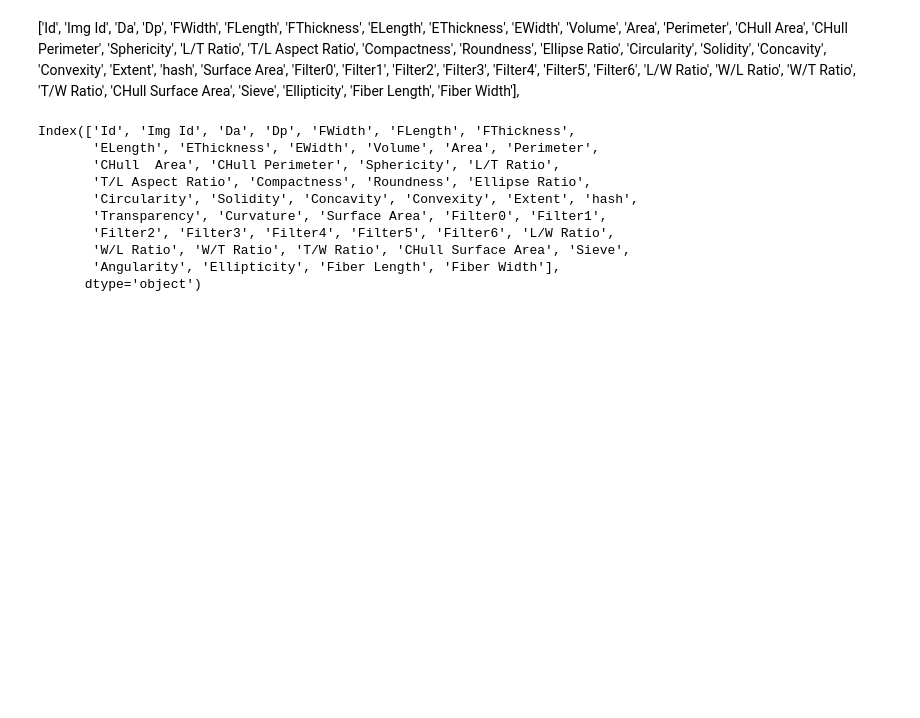
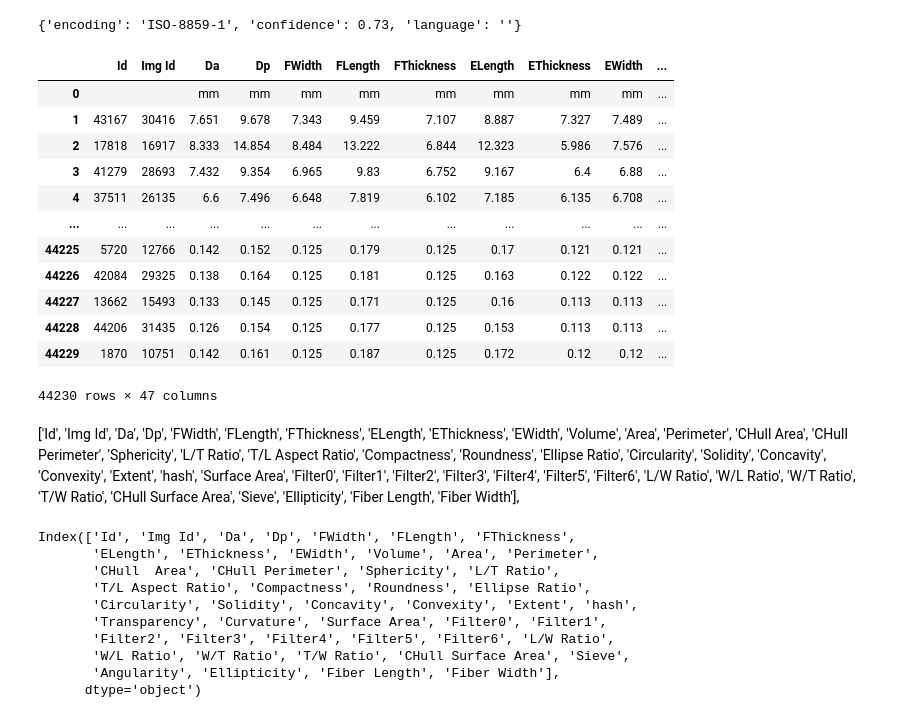
Before and after one commit to Applied-Machine-Learning-2022/microdebitage-ml-project, a Jupyter notebook: KNeighborsClassifier copy.ipynb, the cells around one changed output. Drawn from its saved outputs; the diff is of its cells as text; code cells hidden in the pictures; blank space fills up the shorter version.

```diff
--- a/KNeighborsClassifier copy.ipynb
+++ b/KNeighborsClassifier copy.ipynb
@@ -11,6 +12,33 @@ exp_3 = pd.read_excel('EXP-00003-Master.xlsx')
 # %%
 exp_4 = pd.read_excel('EXP-00004-Master.xlsx')
 exp_5 = pd.read_excel('EXP-00004-Master.xlsx')
+# %%
+import chardet
+
+file = 'ARCH00138-TM-Residential.csv'
+
+with open(file, 'rb') as rawdata:
+    result = chardet.detect(rawdata.read(100000))
+result
+# %% [output]
+{'encoding': 'ISO-8859-1', 'confidence': 0.73, 'language': ''}
+# %%
+ss = pd.read_csv(file, encoding= 'ISO-8859-1')
+ss
+# %% [output]
+|  | Id | Img Id | Da | Dp | FWidth | FLength | FThickness | ELength | EThickness | EWidth | ... |
+| 0 |  |  | mm | mm | mm | mm | mm | mm | mm | mm | ... |
+| 1 | 43167 | 30416 | 7.651 | 9.678 | 7.343 | 9.459 | 7.107 | 8.887 | 7.327 | 7.489 | ... |
+| 2 | 17818 | 16917 | 8.333 | 14.854 | 8.484 | 13.222 | 6.844 | 12.323 | 5.986 | 7.576 | ... |
+| 3 | 41279 | 28693 | 7.432 | 9.354 | 6.965 | 9.83 | 6.752 | 9.167 | 6.4 | 6.88 | ... |
+| 4 | 37511 | 26135 | 6.6 | 7.496 | 6.648 | 7.819 | 6.102 | 7.185 | 6.135 | 6.708 | ... |
+| ... | ... | ... | ... | ... | ... | ... | ... | ... | ... | ... | ... |
+| 44225 | 5720 | 12766 | 0.142 | 0.152 | 0.125 | 0.179 | 0.125 | 0.17 | 0.121 | 0.121 | ... |
+| 44226 | 42084 | 29325 | 0.138 | 0.164 | 0.125 | 0.181 | 0.125 | 0.163 | 0.122 | 0.122 | ... |
+| 44227 | 13662 | 15493 | 0.133 | 0.145 | 0.125 | 0.171 | 0.125 | 0.16 | 0.113 | 0.113 | ... |
+| 44228 | 44206 | 31435 | 0.126 | 0.154 | 0.125 | 0.177 | 0.125 | 0.153 | 0.113 | 0.113 | ... |
+| 44229 | 1870 | 10751 | 0.142 | 0.161 | 0.125 | 0.187 | 0.125 | 0.172 | 0.12 | 0.12 | ... |
+44230 rows × 47 columns
 # %%
 
 exp_1.drop(index=0, inplace=True)
```
Also changed, not shown: parts of 15 cells of this notebook, 7 other files.
